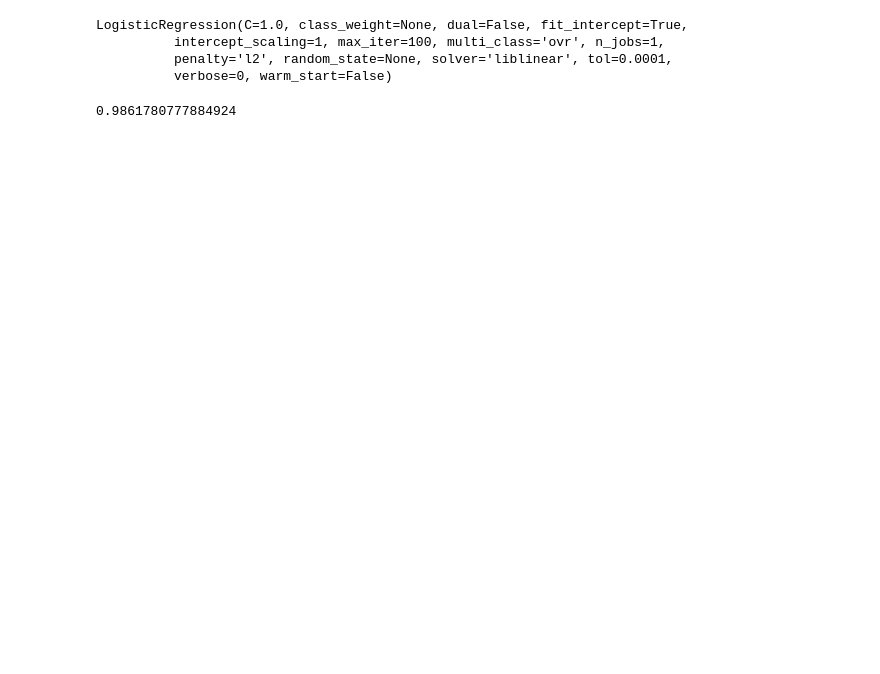
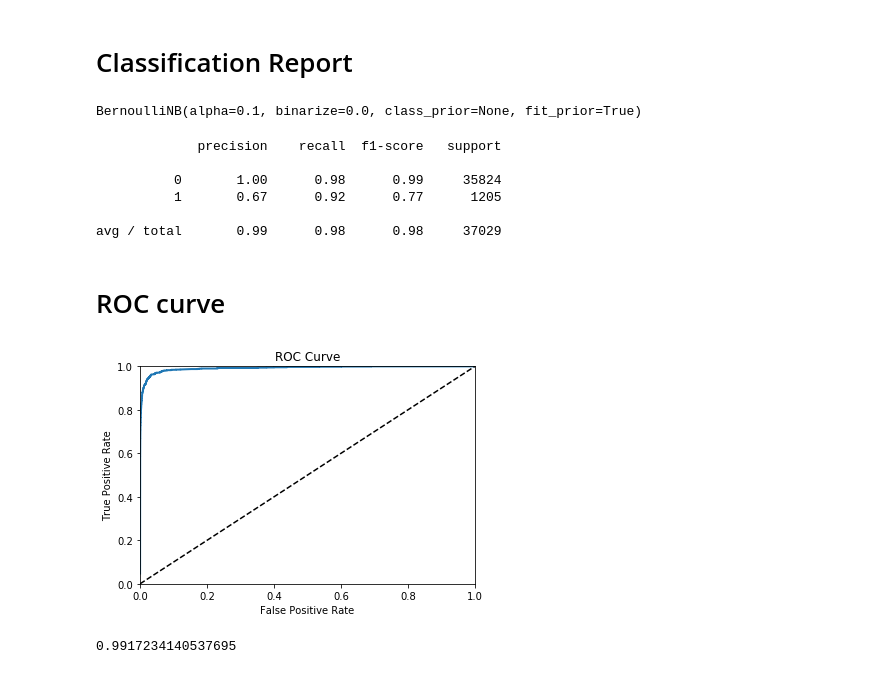
Before and after one commit to joro2404/FraudDetection, a Jupyter notebook: src/algo/main.ipynb, the cells around one changed output. Drawn from its saved outputs; the diff is of its cells as text; code cells hidden in the pictures; blank space fills up the shorter version.

```diff
--- a/src/algo/main.ipynb
+++ b/src/algo/main.ipynb
@@ -35,2 +138,4 @@ X_tf = count_vectorizer.transform(X)
+# %% [markdown]
+# Classification Report
 # %%
 X_train, X_test, y_train, y_test = train_test_split(X_tf, y, test_size=0.3)
@@ -39,8 +144,5 @@ logr = LogisticRegression(penalty='l2')
 # %%
-logr.fit(X_train, y_train)
+clf.fit(X_train, y_train)
 # %% [output]
-LogisticRegression(C=1.0, class_weight=None, dual=False, fit_intercept=True,
-          intercept_scaling=1, max_iter=100, multi_class='ovr', n_jobs=1,
-          penalty='l2', random_state=None, solver='liblinear', tol=0.0001,
-          verbose=0, warm_start=False)
+BernoulliNB(alpha=0.1, binarize=0.0, class_prior=None, fit_prior=True)
 # %%
@@ -48,4 +150,31 @@ pred = logr.predict(X_test)
 # %%
-accuracy_score(y_test, pred)
+print(classification_report(y_test, pred))
 # %% [output]
-0.9861780777884924
+             precision    recall  f1-score   support
+
+          0       1.00      0.98      0.99     35824
+          1       0.67      0.92      0.77      1205
+
+avg / total       0.99      0.98      0.98     37029
+# %% [markdown]
+# ROC curve
+# %%
+y_scores = clf.predict_proba(X_test)
+# %%
+fpr, tpr, thresholds = roc_curve(y_test, y_scores[:, 1])
+# %%
+def plot_roc_curve(fpr, tpr, label=None):
+    plt.plot(fpr, tpr, linewidth=2, label=label)
+    plt.plot([0,1], [0,1], 'k--')
+    plt.axis([0, 1, 0, 1])
+    plt.xlabel('False Positive Rate')
+    plt.ylabel('True Positive Rate')
+    plt.title('ROC Curve')
+# %%
+plot_roc_curve(fpr, tpr, label='NaiveBayes')
+# %% [output]
+[figure, added]
+# %%
+roc_auc_score(y_test, y_scores[:, 1])
+# %% [output]
+0.9917234140537695
```
Also changed, not shown: parts of 21 cells of this notebook, 40 other files.
